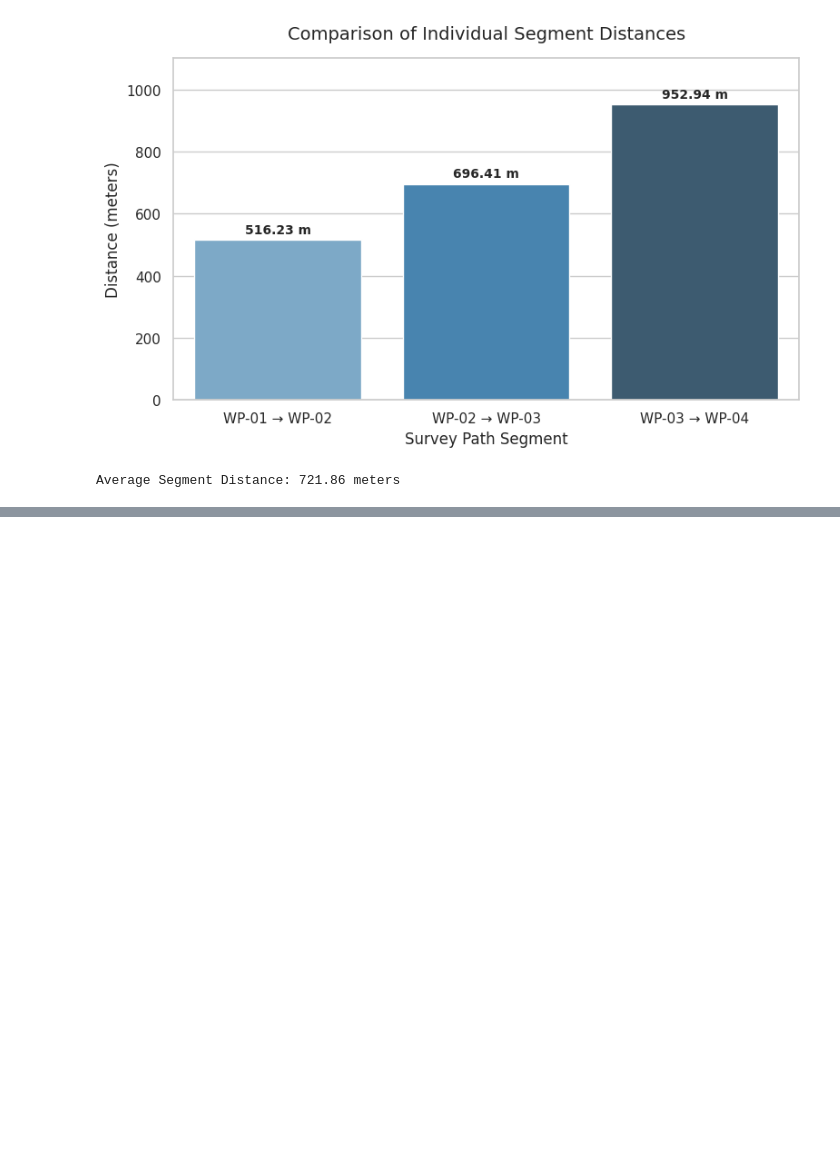
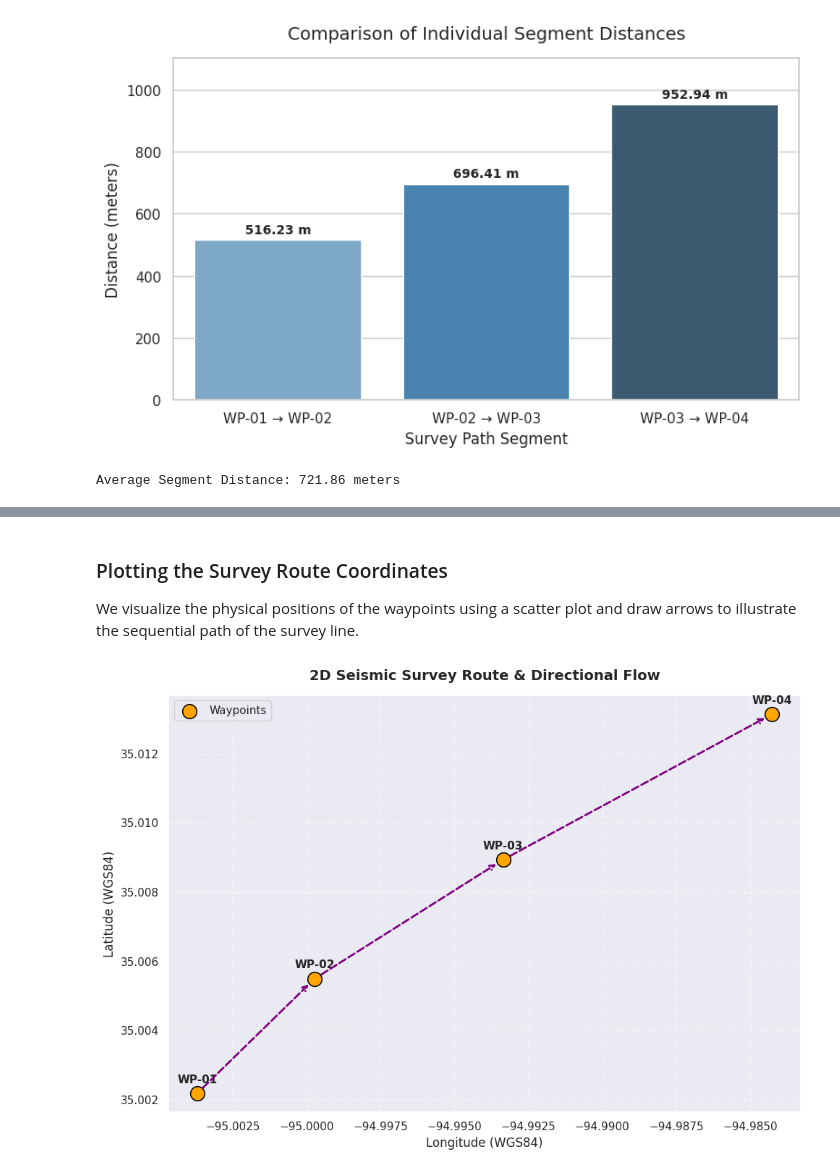
Before and after one commit to JacekDrzycimski/6tunnel, a Jupyter notebook: 2D_line_OSM_1.ipynb, the cells around one changed output, grey strips where cells are left out. Drawn from its saved outputs; the diff is of its cells as text; code cells hidden in the pictures; blank space fills up the shorter version.

```diff
--- a/2D_line_OSM_1.ipynb
+++ b/2D_line_OSM_1.ipynb
@@ -480,0 +591,20 @@ Average Segment Distance: 721.86 meters
+# %%
+import folium
+
+# Calculate the center of the map using the reconverted coordinate columns
+map_center_lat = df_reconverted_distances['Original Latitude'].mean()
+map_center_lon = df_reconverted_distances['Original Longitude'].mean()
+
+# Create a folium map centered on the points
+m_reconverted = folium.Map(location=[map_center_lat, map_center_lon], zoom_start=14, tiles='OpenStreetMap')
+
+# Add marker points with information
+for _, row in df_reconverted_distances.iterrows():
+    folium.Marker(
+        location=[row['Original Latitude'], row['Original Longitude']],
+        popup=f"<b>{row['Point ID']}</b><br>Easting: {row['Converted Easting']:.1f}<br>Northing: {row['Converted Northing']:.1f}",
+        icon=folium.Icon(color="orange", icon="star")
+    ).add_to(m_reconverted)
+
+# Display the map
+m_reconverted
@@ -480,0 +732,54 @@ Average Segment Distance: 721.86 meters
+# %% [markdown]
+### Plotting the Survey Route Coordinates
+We visualize the physical positions of the waypoints using a scatter plot and draw arrows to illustrate the sequential path of the survey line.
+# %%
+import matplotlib.pyplot as plt
+import seaborn as sns
+
+# Set plotting style
+sns.set_theme(style="darkgrid")
+
+plt.figure(figsize=(10, 7))
+
+# Plot the waypoints
+sns.scatterplot(
+    data=df_converted,
+    x="Longitude",
+    y="Latitude",
+    s=200,
+    color="orange",
+    edgecolor="black",
+    zorder=5,
+    label="Waypoints"
+)
+
+# Annotate each point and draw sequential arrows
+for i in range(len(df_converted)):
+    row = df_converted.iloc[i]
+    plt.text(
+        row["Longitude"],
+        row["Latitude"] + 0.0003,
+        row["Point ID"],
+        fontsize=11,
+        weight='bold',
+        ha='center'
+    )
+
+    # Draw directional arrows between consecutive points
+    if i < len(df_converted) - 1:
+        next_row = df_converted.iloc[i+1]
+        plt.annotate(
+            '',
+            xy=(next_row["Longitude"], next_row["Latitude"]),
+            xytext=(row["Longitude"], row["Latitude"]),
+            arrowprops=dict(arrowstyle="->", color="purple", lw=2, ls="--", shrinkA=8, shrinkB=8)
+        )
+
+plt.title("2D Seismic Survey Route & Directional Flow", fontsize=14, pad=15, weight='bold')
+plt.xlabel("Longitude (WGS84)", fontsize=12)
+plt.ylabel("Latitude (WGS84)", fontsize=12)
+plt.grid(True, linestyle="--", alpha=0.5)
+plt.tight_layout()
+plt.show()
+# %% [output]
+[figure, added]
```
Also changed, not shown: parts of 15 cells of this notebook.
